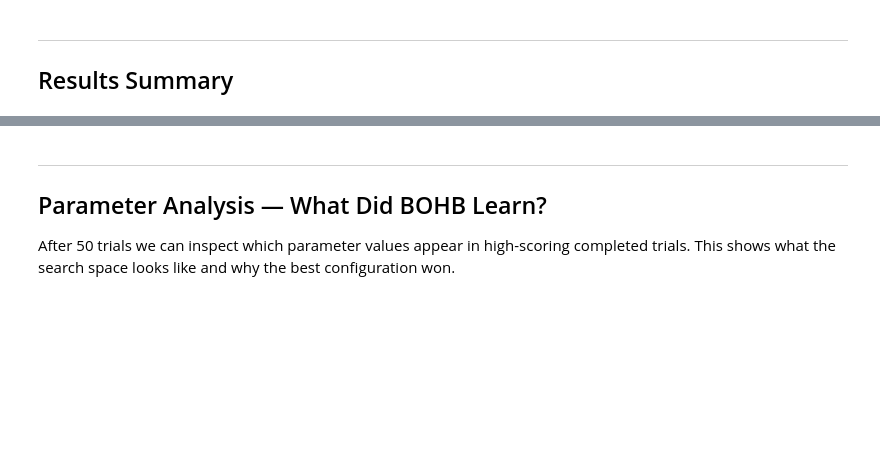
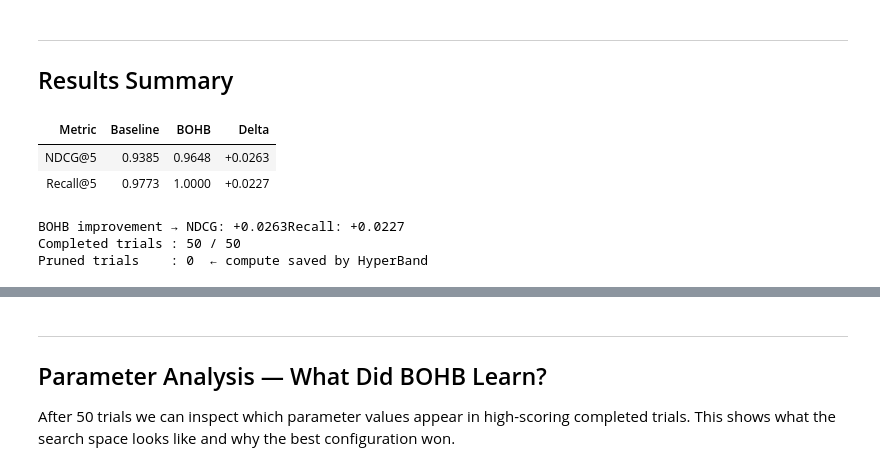
Before and after one commit to Bin-Thabit/special_topics_AI, a Jupyter notebook: notebooks/d1_report_final-2.ipynb, the cells around one changed output, grey strips where cells are left out. Saved outputs shown, nothing was run; the diff lists cells and outputs as text; code cells hidden in the pictures; blank space fills up the shorter version.

```diff
--- a/notebooks/d1_report_final-2.ipynb
+++ b/notebooks/d1_report_final-2.ipynb
@@ -1078,25 +1066,33 @@ print(f"Best trial: {_study.best_trial.number}  NDCG: {_study.best_value:.4f}")
 # %%
 # ── Comparison table: Baseline vs BOHB ───────────────────────────────────────
 summary = pd.DataFrame({
     "Metric":    ["NDCG@5", "Recall@5"],
     "Baseline":  [baseline["ndcg"],                 baseline["recall"]],
     "BOHB":      [round(bohb_results["best_ndcg"], 4), bohb_results["best_recall"]],
     "Delta":     [
         round(bohb_results["best_ndcg"]    - baseline["ndcg"],   4),
         round(bohb_results["best_recall"]  - baseline["recall"], 4),
     ],
 })
 
 display(summary.style
     .format({"Baseline": "{:.4f}", "BOHB": "{:.4f}", "Delta": "+{:.4f}"})
     .background_gradient(subset=["Baseline", "BOHB"], cmap="RdYlGn", vmin=0.90, vmax=1.0)
     .hide(axis="index")
 )
 
-print(f"
-BOHB improvement → NDCG: +{bohb_results['best_ndcg'] - baseline['ndcg']:.4f}  "      f"Recall: +{bohb_results['best_recall'] - baseline['recall']:.4f}")
+print(f"BOHB improvement → NDCG: +{bohb_results['best_ndcg'] - baseline['ndcg']:.4f}"
+ f"Recall: +{bohb_results['best_recall'] - baseline['recall']:.4f}")
 print(f"Completed trials : {bohb_results['complete']} / {bohb_results['n_trials']}")
 print(f"Pruned trials    : {bohb_results['pruned']}  ← compute saved by HyperBand")
+print(f"p95 latency : {p95:.3f}s")
+# %% [output]
+| Metric | Baseline | BOHB | Delta |
+| NDCG@5 | 0.9385 | 0.9648 | +0.0263 |
+| Recall@5 | 0.9773 | 1.0000 | +0.0227 |
+BOHB improvement → NDCG: +0.0263Recall: +0.0227
+Completed trials : 50 / 50
+Pruned trials    : 0  ← compute saved by HyperBand
 # %%
 # ── Bar chart: Baseline vs BOHB ───────────────────────────────────────────────
 metrics_labels = ["NDCG@5", "Recall@5"]
```
Also changed, not shown: parts of 9 cells of this notebook, 1 other file.
